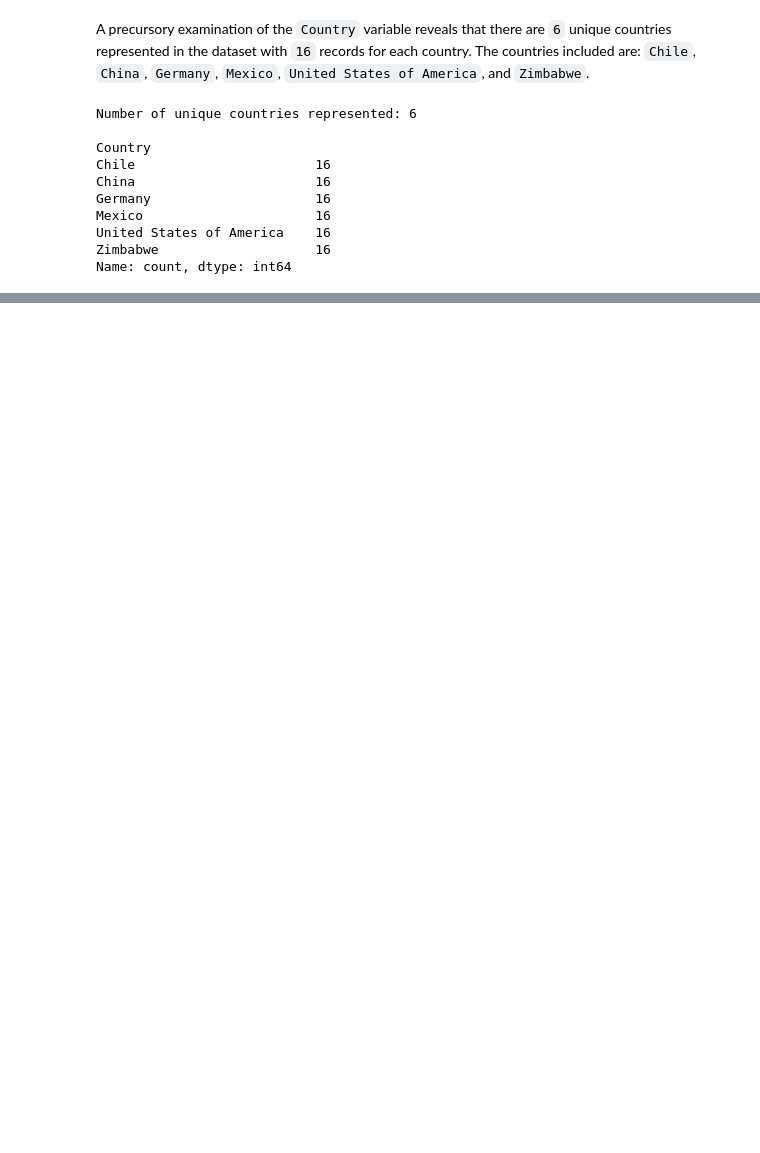
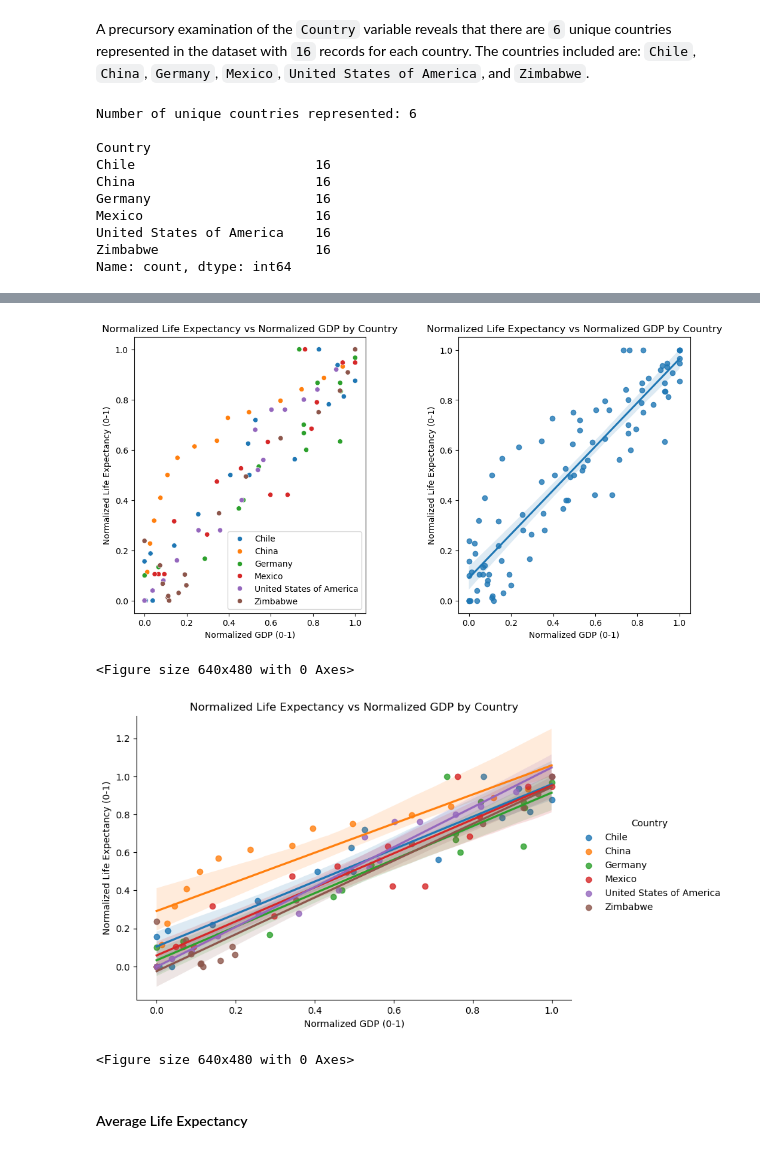
Before and after one commit to adamlaviguer/codecademy, a Jupyter notebook: codecademy-portfolio-project-life-expectancy-gdp/life_expectancy_gdp.ipynb, the cells around one changed output, grey strips where cells are left out. Cells and saved outputs as stored; diff of their text form; code cells hidden in the pictures; blank space fills up the shorter version.

```diff
--- a/codecademy-portfolio-project-life-expectancy-gdp/life_expectancy_gdp.ipynb
+++ b/codecademy-portfolio-project-life-expectancy-gdp/life_expectancy_gdp.ipynb
@@ -108,0 +224,32 @@ plt.clf()
+# %%
+plt.figure(figsize=(12,6))
+plt.subplot(1,2,1)
+sns.scatterplot(data=df, x='GDP_norm_0_1', y='Life_exp_norm_0_1', hue='Country')
+plt.title('Normalized Life Expectancy vs Normalized GDP by Country')
+plt.xlabel('Normalized GDP (0-1)')
+plt.ylabel('Normalized Life Expectancy (0-1)')
+plt.legend()
+
+plt.subplot(1,2,2)
+sns.regplot(data=df, x='GDP_norm_0_1', y='Life_exp_norm_0_1')
+plt.title('Normalized Life Expectancy vs Normalized GDP by Country')
+plt.xlabel('Normalized GDP (0-1)')
+plt.ylabel('Normalized Life Expectancy (0-1)')
+
+plt.subplots_adjust(hspace=.3, wspace=.4)
+plt.show()
+plt.clf()
+
+sns.lmplot(data=df, x='GDP_norm_0_1', y='Life_exp_norm_0_1', hue='Country', aspect=1.5)
+plt.title('Normalized Life Expectancy vs Normalized GDP by Country')
+plt.xlabel('Normalized GDP (0-1)')
+plt.ylabel('Normalized Life Expectancy (0-1)')
+plt.show()
+plt.clf()
+# %% [output]
+[figure, added]
+<Figure size 640x480 with 0 Axes>
+[figure, added]
+<Figure size 640x480 with 0 Axes>
+# %% [markdown]
+#### Average Life Expectancy
```
Also changed, not shown: parts of 25 cells of this notebook, 1 other file.
